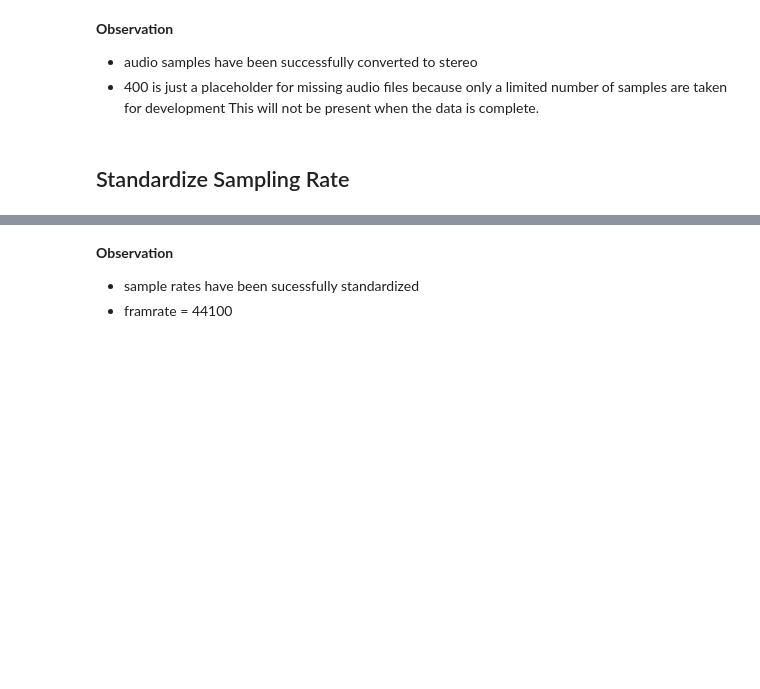
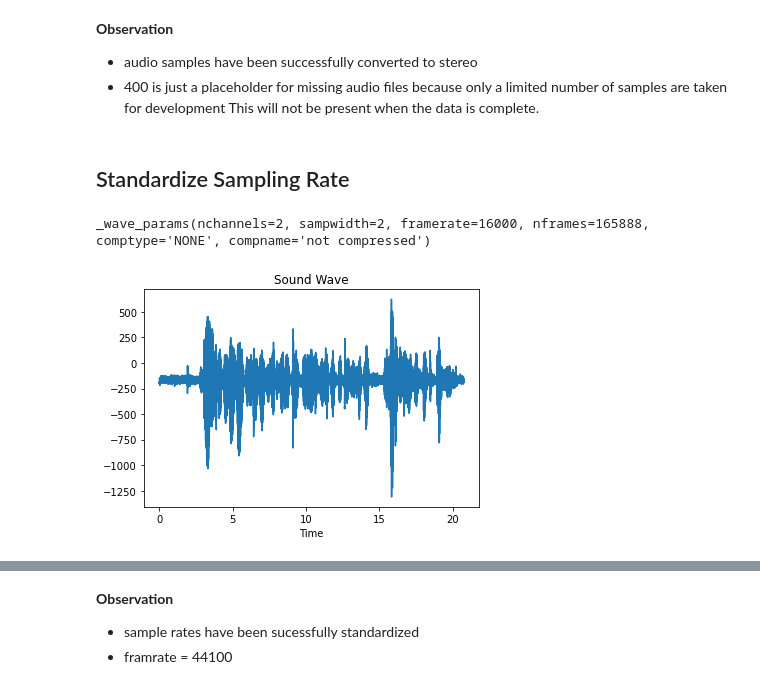
Before and after one commit to Micky373/speech_to_text, a Jupyter notebook: notebooks/preprocessing.ipynb, the cells around one changed output, grey strips where cells are left out. Saved outputs shown, nothing was run; the diff lists cells and outputs as text; code cells hidden in the pictures; blank space fills up the shorter version.

```diff
--- a/notebooks/preprocessing.ipynb
+++ b/notebooks/preprocessing.ipynb
@@ -19,8 +22,10 @@ sys.path.append("..")
 sys.path.append(".")
 
 from data_cleaning import DataCleaner
+from data_viz import Data_Viz
 
 DC = DataCleaner("../logs/preprocessing_notebook.log")
+DV = Data_Viz()
 # %% [markdown]
 ## Load metadata
 # %%
@@ -78,6 +105,17 @@ Name: n_channel, dtype: int64
   This will not be present when the data is complete.
 # %% [markdown]
 ## Standardize Sampling Rate
+# %%
+# checking rate before standardizing
+
+data =  wave.open('../data/train_new/tr_10_tr01010.wav')
+data.getparams()
+# %% [output]
+_wave_params(nchannels=2, sampwidth=2, framerate=16000, nframes=165888, comptype='NONE', compname='not compressed')
+# %%
+DV.visualize('../data/train_new/tr_10_tr01010.wav')
+# %% [output]
+[figure, added]
 # %%
 DC.standardize(meta_data)
 # %%
```
Also changed, not shown: parts of 11 cells of this notebook, 2 other files.
